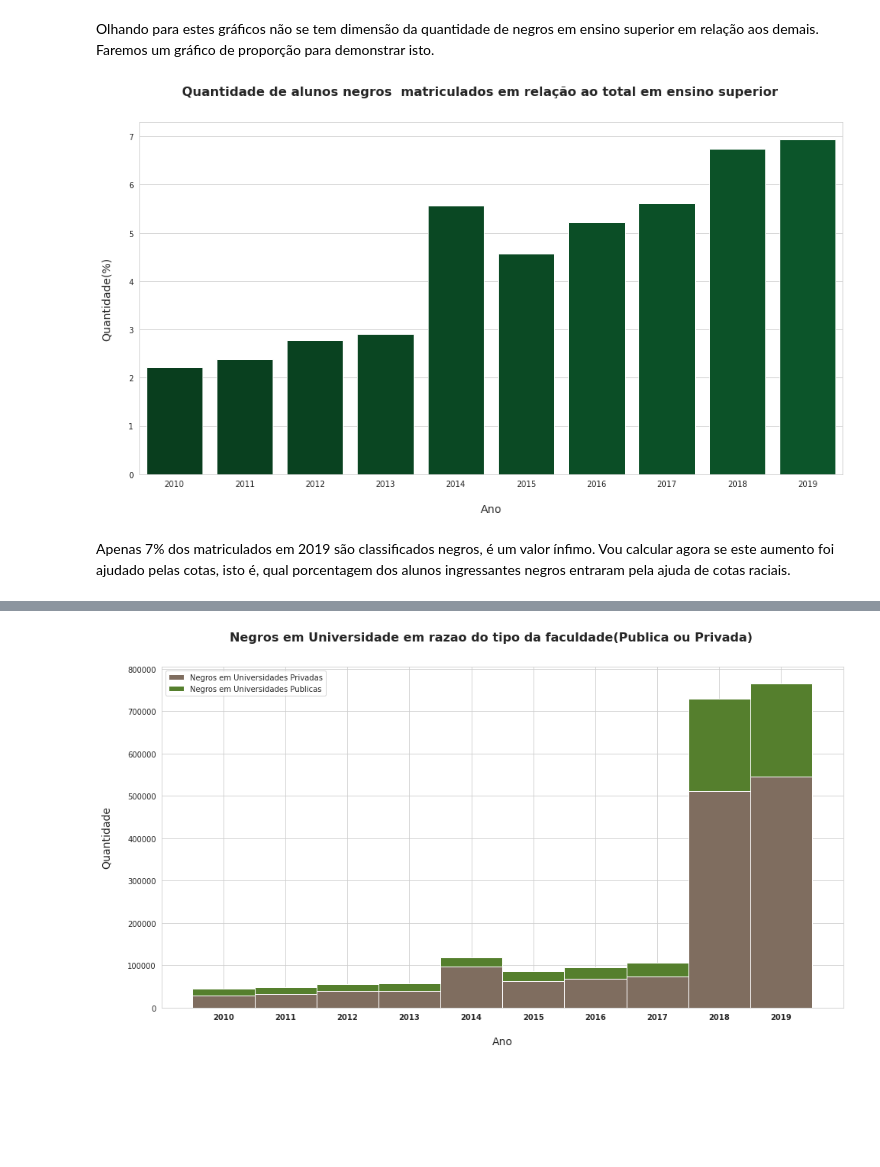
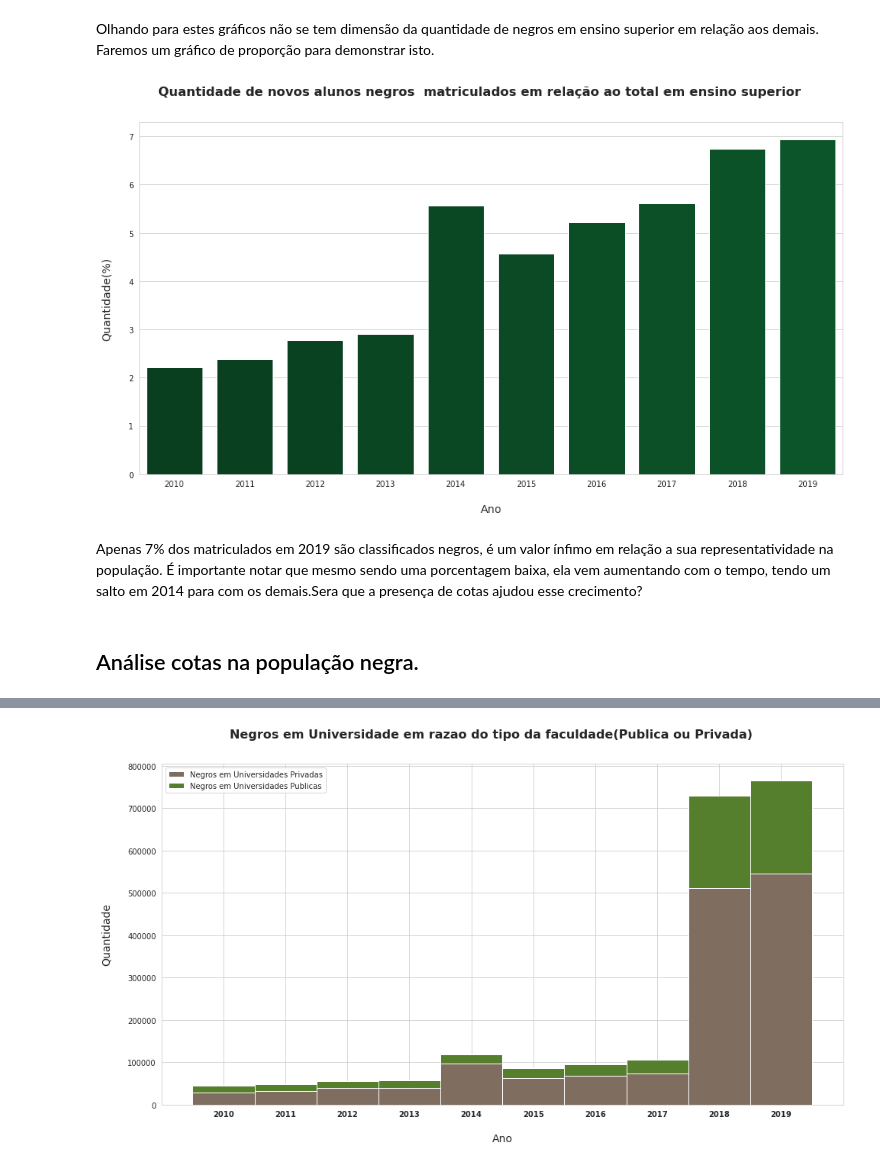
Before and after one commit to arthurtorres/Projetos, a Jupyter notebook: INEP/analise/Análise.ipynb, the cells around one changed output, grey strips where cells are left out. Cells and saved outputs as stored; diff of their text form; code cells hidden in the pictures; blank space fills up the shorter version.

```diff
--- a/INEP/analise/Análise.ipynb
+++ b/INEP/analise/Análise.ipynb
@@ -50,0 +63,10 @@ data = dd.read_csv("/content/drive/MyDrive/dados_INEP_LIMPO/dataClean.csv"
+# %%
+file_id = "1--ZZX9OJ-HDAJ7S3IPVTS5N3eZ7C0i5q"
+
+!touch data.csv
+destination = '/content/data.csv'
+download_file_from_google_drive(file_id, destination)
+data = dd.read_csv(destination ,encoding = "ISO-8859-1",dtype={'CO_ALUNO': 'object'})
+print("Dados carregados com sucesso em um dask dataframe")
+data = data.compute()
+print("Dados carregados com sucesso em um pandas dataframe")
@@ -121,7 +148,7 @@ plot_graph(titulo,eixoX,eixoY,eixoXTitulo,eixoYTitulo)
 Vamos fazer o mesmo, mas agora para apenas população que se declara Negro("Cor" =2 )
 # %%
 data_negro =data[data["Cor/Raca"] == 2]
-serie_negro =data_negro.groupby(["Ano"])["Cor/Raca"].count().compute().values
+serie_negro =data_negro.groupby(["Ano"])["Cor/Raca"].count().values
 serie_negro = serie_negro[1:]
 # %%
 # É importante notar que não existem nos dados que coletei numero de Negros em 2009( algum erro no calculo), logo pegaremos apenas dados de 2010 pra frente
@@ -142,15 +167,17 @@ Olhando para estes gráficos não se tem dimensão da quantidade de negros em en
 # %%
 serie_proporcao = (serie_negro/serie_estudantes[1:])*100
 # %%
-titulo = "Quantidade de alunos negros  matriculados em relação ao total em ensino superior"
+titulo = "Quantidade de novos alunos negros  matriculados em relação ao total em ensino superior"
 eixoXTitulo = "Ano"
 eixoYTitulo = "Quantidade(%)"
 eixoX = anos_negro
 eixoY = serie_proporcao
 plot_graph(titulo,eixoX,eixoY,eixoXTitulo,eixoYTitulo)
 # %% [output]
-[figure, old version]
+[figure, new version]
-# %% [markdown]
-Apenas 7% dos matriculados em 2019 são classificados negros, é um valor ínfimo. Vou calcular agora se este aumento foi ajudado pelas cotas, isto é, qual porcentagem dos alunos ingressantes negros entraram pela ajuda de cotas raciais.
+# %% [markdown]
+Apenas 7% dos matriculados em 2019 são classificados negros, é um valor ínfimo em relação a sua representatividade na população. É importante notar que mesmo sendo uma porcentagem baixa, ela vem aumentando com o tempo, tendo um salto em 2014 para com os demais.Sera que a presença de cotas ajudou esse crecimento?
+# %% [markdown]
+## Análise cotas na população negra.
 # %%
 data_negro_cota = data_negro[data_negro.Cota_Racial == 1].groupby(["Ano"])["Cota_Racial"].count()
```
Also changed, not shown: parts of 21 cells of this notebook, 1 other file.
